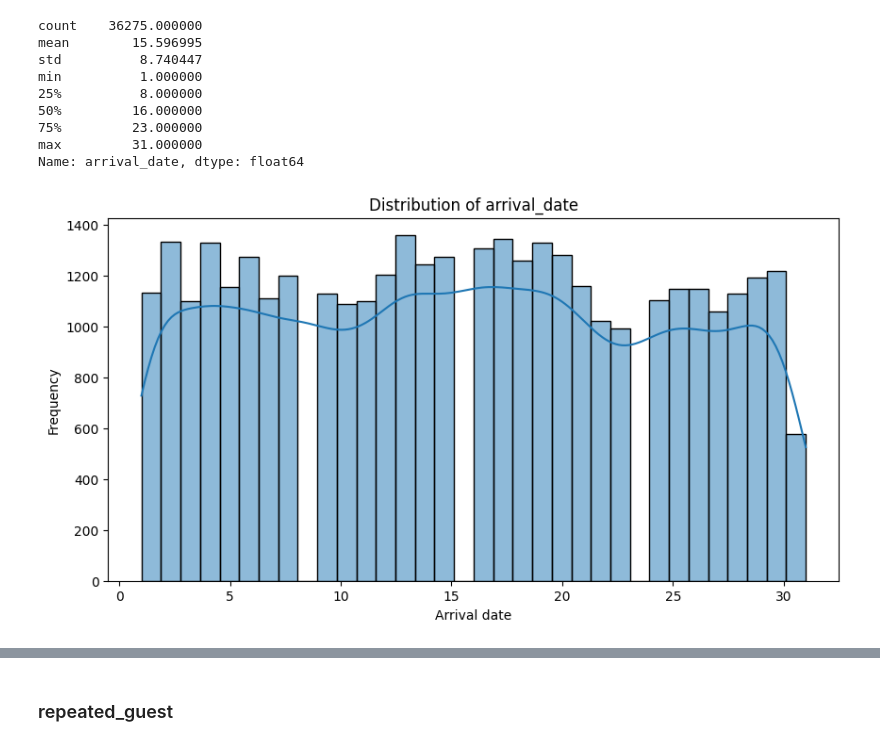
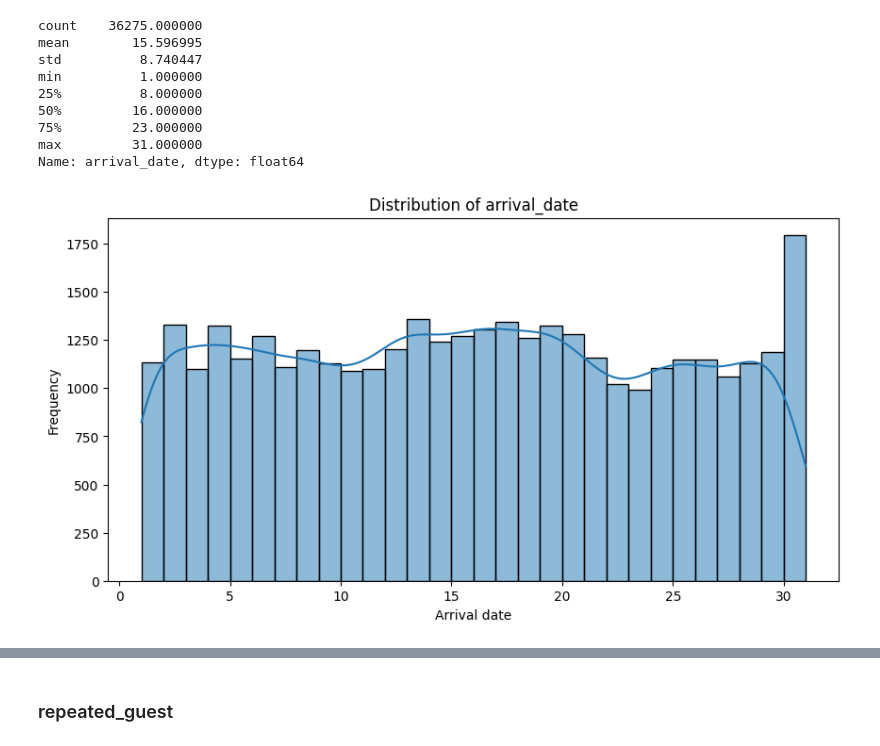
Before and after one commit to Drashko73/hotel-reservations-analysis, a Jupyter notebook: notebooks/02_numerical_features.ipynb, the cells around one changed output, grey strips where cells are left out. Drawn from its saved outputs; the diff is of its cells as text; code cells hidden in the pictures.

```diff
--- a/notebooks/02_numerical_features.ipynb
+++ b/notebooks/02_numerical_features.ipynb
@@ -428,3 +428,29 @@ plt.ylabel('Frequency')
 plt.show()
 # %% [output]
 [figure]
+# %%
+# Convert arrival_month to integers
+data['arrival_month'] = data['arrival_month'].astype(int)
+
+# Showing histogram for arrival_month
+plt.figure(figsize=(10, 5))
+sns.histplot(data['arrival_month'], kde=True, binwidth=1, binrange=(min(data['arrival_month']), max(data['arrival_month']) + 1), kde_kws={'bw_adjust': 3})
+plt.title('Distribution of arrival month')
+plt.xlabel('Arrival month')
+plt.ylabel('Frequency')
+
+# Count the number of records in each bin
+value_counts = data['arrival_month'].value_counts()
+total_records = len(data['arrival_month'])
+
+# Display the count and percentage at the center of each bin
+for index, count in value_counts.items():
+    percentage = (count / total_records) * 100
+    bin_center = index + 0.5  # Calculate the center of the bin
+    plt.text(bin_center, count, f"{count}", ha='center', va='bottom')
+
+# Make x-ticks to be increased by 1
+plt.xticks(range(min(data['arrival_month']), max(data['arrival_month']) + 1))
+
+plt.savefig('../reports/images/histogram_arrival_month.png')
+plt.show()
@@ -445,10 +473,10 @@ Name: arrival_date, dtype: float64
 # %%
 # Showing histogram for arrival_date
 plt.figure(figsize=(10, 5))
-sns.histplot(data['arrival_date'], kde=True)
+sns.histplot(data['arrival_date'], kde=True, binwidth=1)
 plt.title('Distribution of arrival_date')
 plt.xlabel('Arrival date')
 plt.ylabel('Frequency')
 plt.show()
 # %% [output]
-[figure, old version]
+[figure, new version]
```
Also changed, not shown: parts of 10 cells of this notebook, 14 other files.
